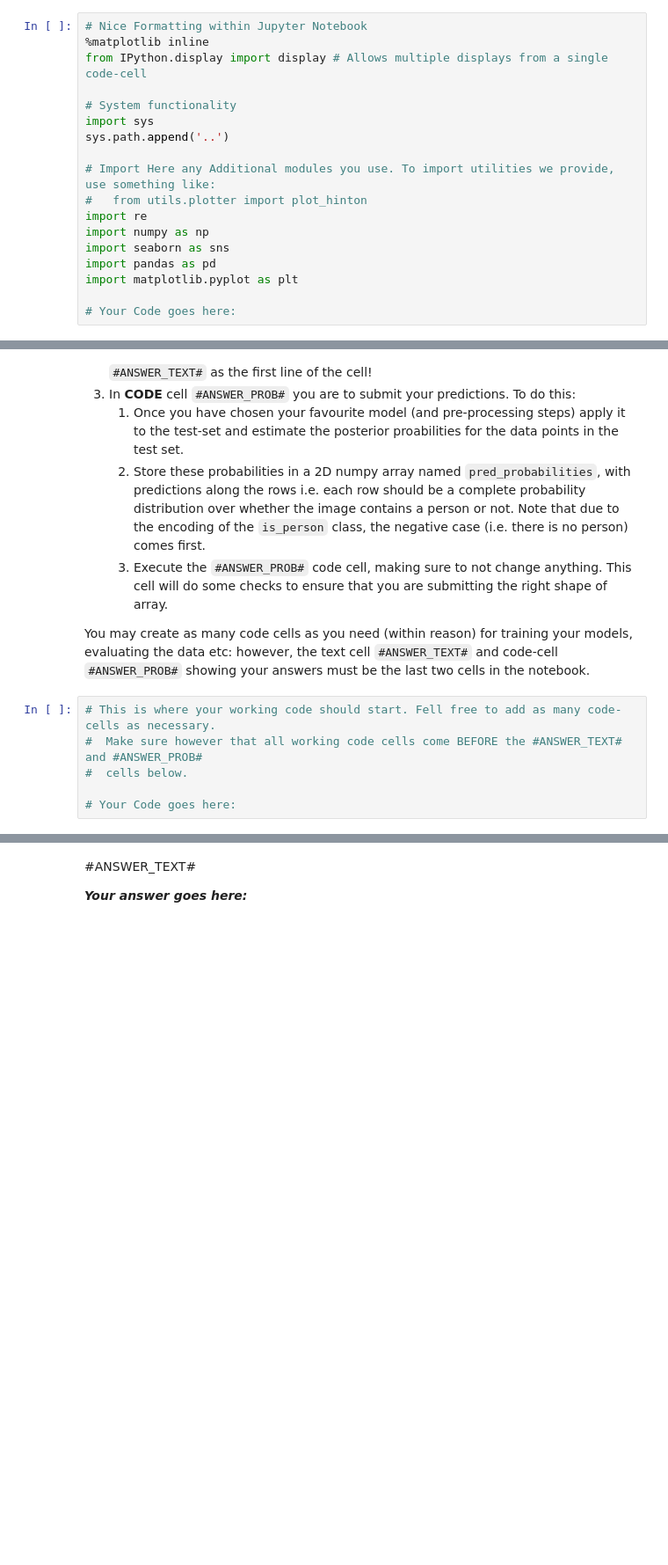
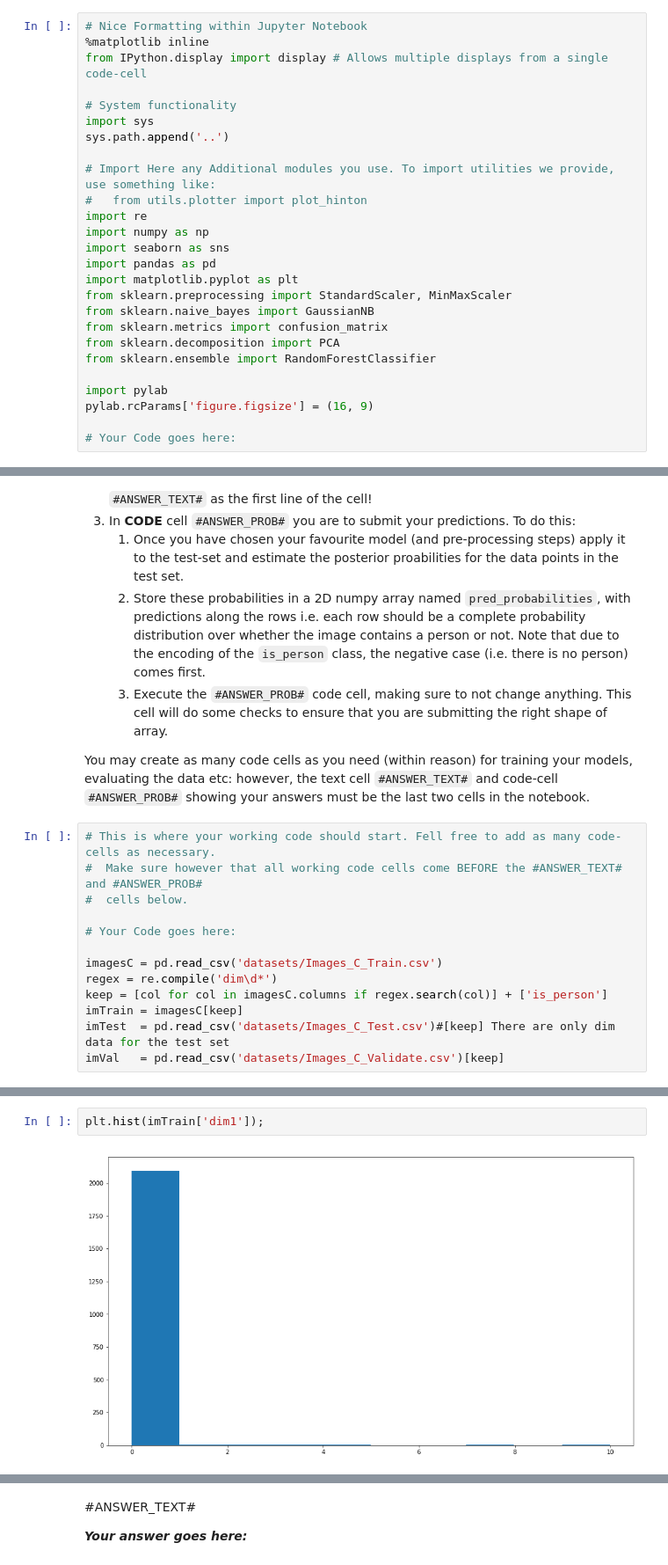
Before and after one commit to stuphys1729/IAML, a Jupyter notebook: Assignments/03_B_MiniChallenge.ipynb, the cells around one changed output, grey strips where cells are left out. Shown: that part at 88% size. Cells and saved outputs as stored; diff of their text form; blank space fills up the shorter version.

```diff
--- a/Assignments/03_B_MiniChallenge.ipynb
+++ b/Assignments/03_B_MiniChallenge.ipynb
@@ -107,6 +107,14 @@ import numpy as np
 import seaborn as sns
 import pandas as pd
 import matplotlib.pyplot as plt
+from sklearn.preprocessing import StandardScaler, MinMaxScaler
+from sklearn.naive_bayes import GaussianNB
+from sklearn.metrics import confusion_matrix
+from sklearn.decomposition import PCA
+from sklearn.ensemble import RandomForestClassifier
+
+import pylab
+pylab.rcParams['figure.figsize'] = (16, 9)
 
 # Your Code goes here:
 # %% [markdown]
@@ -144,3 +152,10 @@ You may create as many code cells as you need (within reason) for training your
 #  cells below.
 
 # Your Code goes here:
+
+imagesC = pd.read_csv('datasets/Images_C_Train.csv')
+regex = re.compile('dim\d*')
+keep = [col for col in imagesC.columns if regex.search(col)] + ['is_person']
+imTrain = imagesC[keep]
+imTest  = pd.read_csv('datasets/Images_C_Test.csv')#[keep] There are only dim data for the test set
+imVal   = pd.read_csv('datasets/Images_C_Validate.csv')[keep]
@@ -146,0 +203,4 @@ You may create as many code cells as you need (within reason) for training your
+# %%
+plt.hist(imTrain['dim1']);
+# %% [output]
+[figure, added]
```
Also changed, not shown: parts of 26 cells of this notebook, 2 other files.
